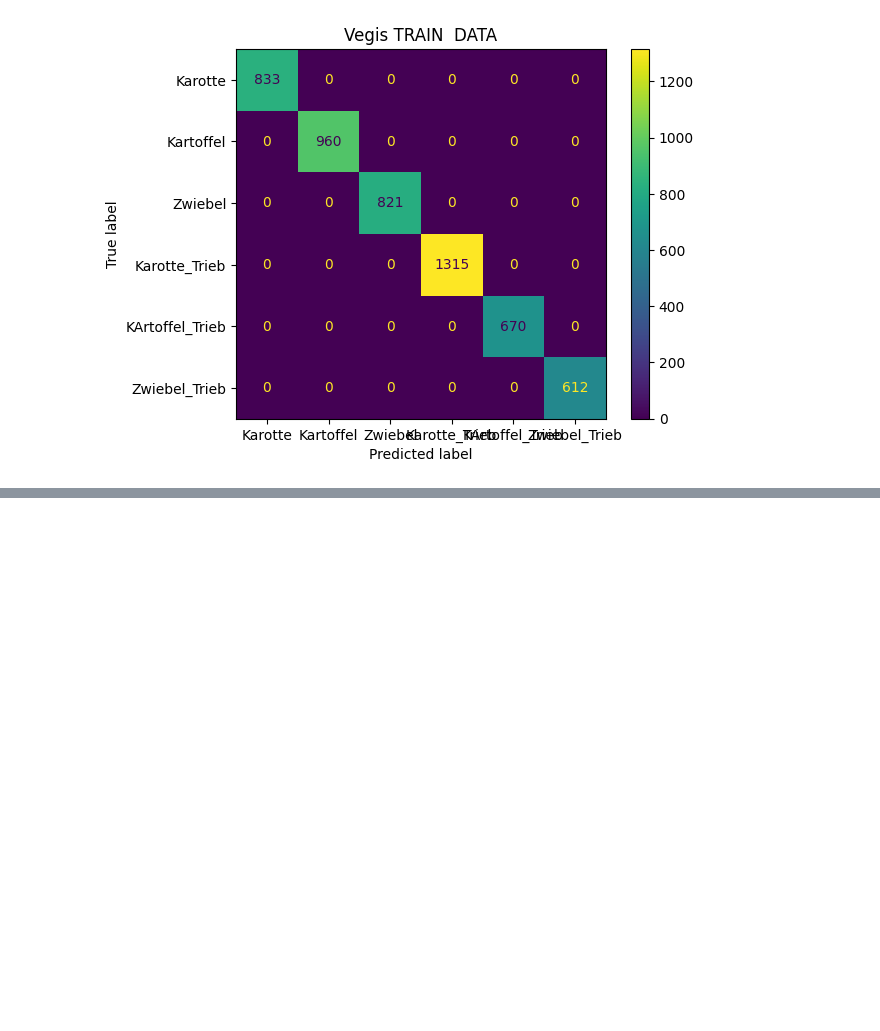
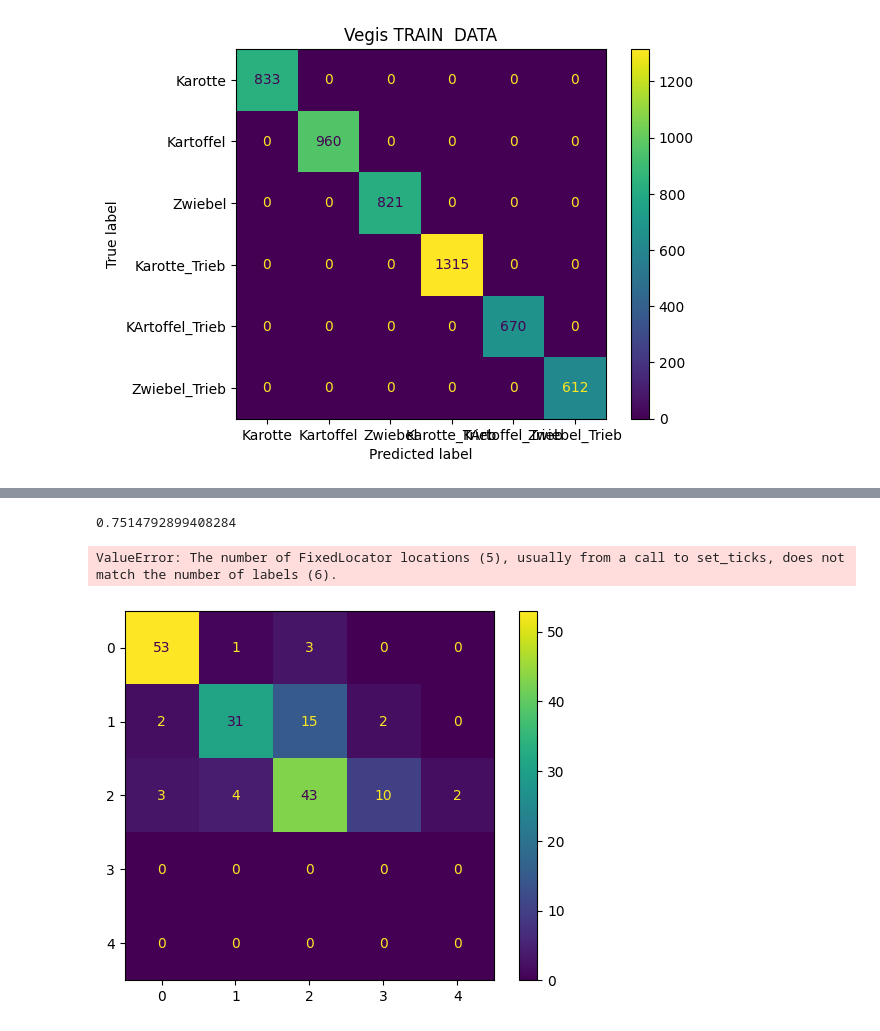
Before and after one commit to leons1396/AI_project, a Jupyter notebook: jupyter/Random_forest_vegi_all.ipynb, the cells around one changed output, grey strips where cells are left out. Saved outputs shown, nothing was run; the diff lists cells and outputs as text; code cells hidden in the pictures; blank space fills up the shorter version.

```diff
--- a/jupyter/Random_forest_vegi_all.ipynb
+++ b/jupyter/Random_forest_vegi_all.ipynb
@@ -111,7 +110,7 @@ y_train
 860     1
 Name: Label, Length: 5211, dtype: int32
 # %%
-clf = RandomForestClassifier(bootstrap=True, random_state=6, n_estimators=50)
+clf = RandomForestClassifier(bootstrap=True, random_state=6, n_estimators=100, max_depth=16, criterion="gini")
 #clf = RandomForestClassifier(random_state=None)
 clf.fit(X_train,y_train)
 # %% [output]
@@ -151,3 +150,18 @@ disp.ax_.set_title("Vegis TRAIN  DATA")
 # %% [output]
 Text(0.5, 1.0, 'Vegis TRAIN  DATA')
 [figure]
+# %%
+data= pd.read_csv("D:\Dokumente\Master-Studium\Semester3\KI_Projekt\egi_testData.csv")
+data=data.drop(columns=["Unnamed: 0","green pixels"])
+data.loc[data["Label"]=="Karotte","Label"]=0
+data.loc[data["Label"]=="Kartoffel","Label"]=1
+data.loc[data["Label"]=="Zwiebel","Label"]=2
+data.loc[data["Label"]=="Karotte_Trieb","Label"]=3
+data.loc[data["Label"]=="Kartoffel_Trieb","Label"]=4
+data.loc[data["Label"]=="Zwiebel_Trieb","Label"]=5
+
+data["Label"]=data["Label"].astype("int")
+
+X_ILIAS=data.iloc[:,0:10]
+y_ILIAS=data.iloc[:,10]
+X_ILIAS.head()
@@ -153,0 +175,19 @@ Text(0.5, 1.0, 'Vegis TRAIN  DATA')
+# %%
+ILIAS_pred=clf.predict(X_ILIAS)
+accuracy_ILIAS = accuracy_score(y_ILIAS, ILIAS_pred)
+print(accuracy_ILIAS)
+# %% [output]
+0.7514792899408284
+# %%
+disp = ConfusionMatrixDisplay.from_estimator(
+    clf,
+    X_ILIAS,
+    y_ILIAS,
+    display_labels=['Karotte', 'Kartoffel', 'Zwiebel', 'Karotte_Trieb','KArtoffel_Trieb','Zwiebel_Trieb'],
+    cmap='viridis',
+    normalize=None,
+)
+disp.ax_.set_title("Vegis ILIAS  DATA")
+# %% [output]
+ValueError: The number of FixedLocator locations (5), usually from a call to set_ticks, does not match the number of labels (6).
+[figure, added]
```
Also changed, not shown: parts of 4 cells of this notebook, 5 other files.
